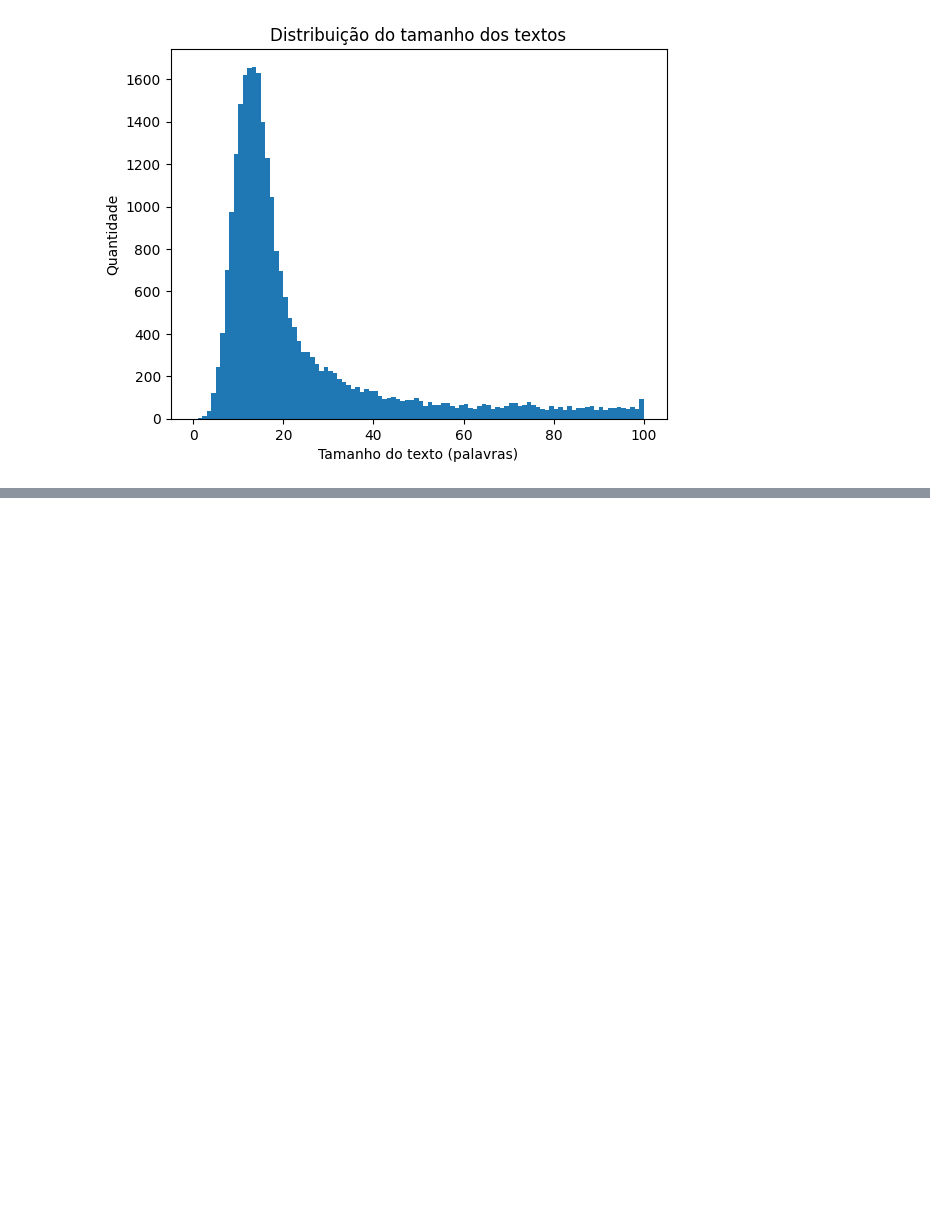
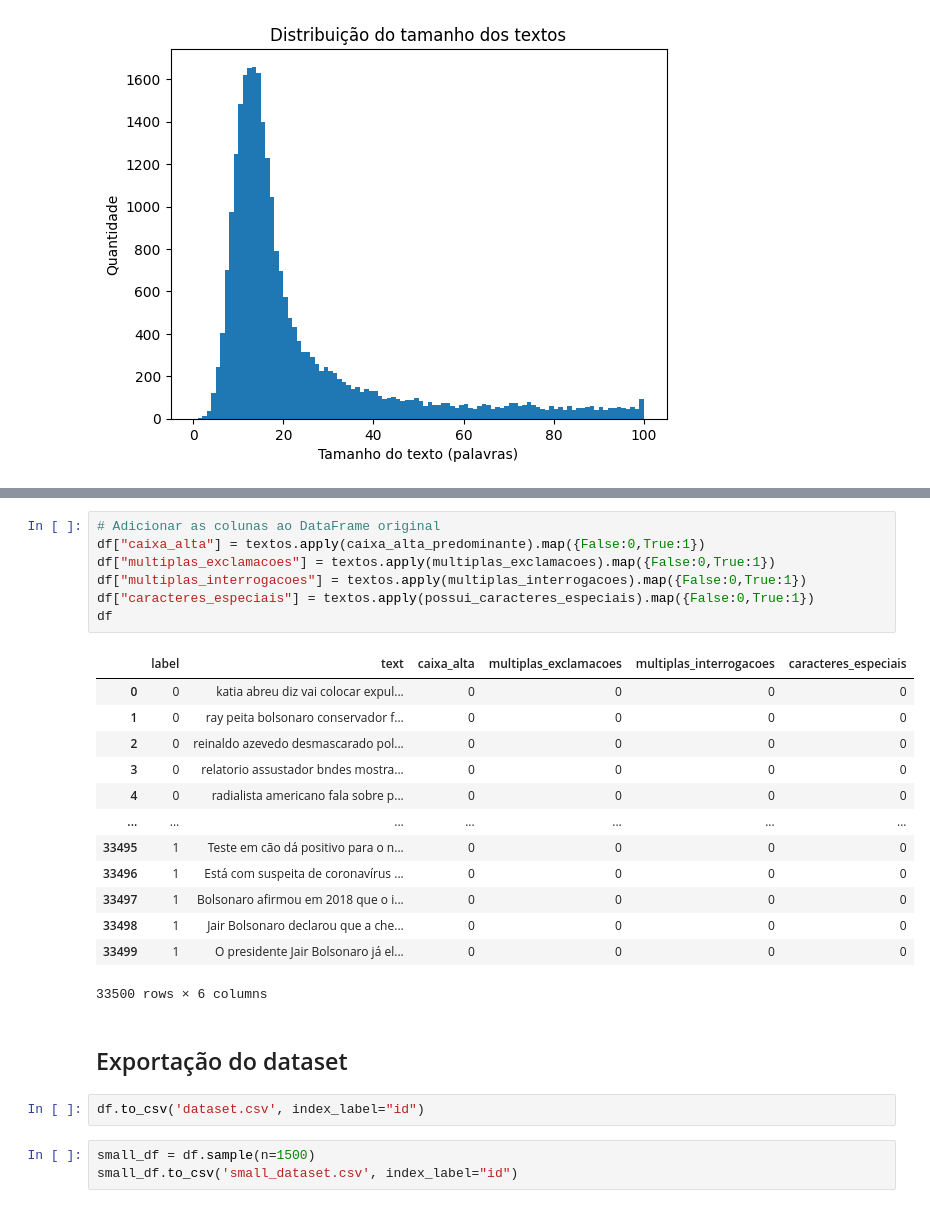
Before and after one commit to GuiGuedes10/Stroj---Resindecia-IA-Puc-Eldorado, a Jupyter notebook: training_data/Stroj_Dataset.ipynb, the cells around one changed output, grey strips where cells are left out. Saved outputs shown, nothing was run; the diff lists cells and outputs as text; blank space fills up the shorter version.

Commit message:
dataset post processing

```diff
--- a/training_data/Stroj_Dataset.ipynb
+++ b/training_data/Stroj_Dataset.ipynb
@@ -142,0 +220,28 @@ Quantidade de dados vazios: 0
+# %%
+# Adicionar as colunas ao DataFrame original
+df["caixa_alta"] = textos.apply(caixa_alta_predominante).map({False:0,True:1})
+df["multiplas_exclamacoes"] = textos.apply(multiplas_exclamacoes).map({False:0,True:1})
+df["multiplas_interrogacoes"] = textos.apply(multiplas_interrogacoes).map({False:0,True:1})
+df["caracteres_especiais"] = textos.apply(possui_caracteres_especiais).map({False:0,True:1})
+df
+# %% [output]
+|  | label | text | caixa_alta | multiplas_exclamacoes | multiplas_interrogacoes | caracteres_especiais |
+| 0 | 0 | katia abreu diz vai colocar expul... | 0 | 0 | 0 | 0 |
+| 1 | 0 | ray peita bolsonaro conservador f... | 0 | 0 | 0 | 0 |
+| 2 | 0 | reinaldo azevedo desmascarado pol... | 0 | 0 | 0 | 0 |
+| 3 | 0 | relatorio assustador bndes mostra... | 0 | 0 | 0 | 0 |
+| 4 | 0 | radialista americano fala sobre p... | 0 | 0 | 0 | 0 |
+| ... | ... | ... | ... | ... | ... | ... |
+| 33495 | 1 | Teste em cão dá positivo para o n... | 0 | 0 | 0 | 0 |
+| 33496 | 1 | Está com suspeita de coronavírus ... | 0 | 0 | 0 | 0 |
+| 33497 | 1 | Bolsonaro afirmou em 2018 que o i... | 0 | 0 | 0 | 0 |
+| 33498 | 1 | Jair Bolsonaro declarou que a che... | 0 | 0 | 0 | 0 |
+| 33499 | 1 | O presidente Jair Bolsonaro já el... | 0 | 0 | 0 | 0 |
+33500 rows × 6 columns
+# %% [markdown]
+## Exportação do dataset
+# %%
+df.to_csv('dataset.csv', index_label="id")
+# %%
+small_df = df.sample(n=1500)
+small_df.to_csv('small_dataset.csv', index_label="id")
```
Also changed, not shown: parts of 5 cells of this notebook, 3 other files.
